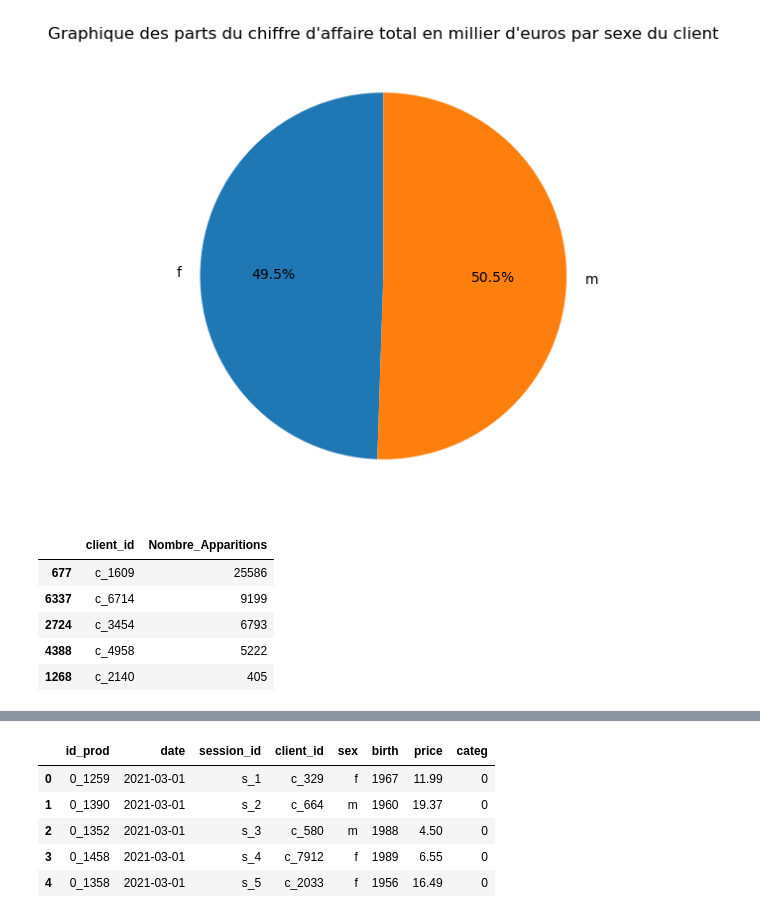
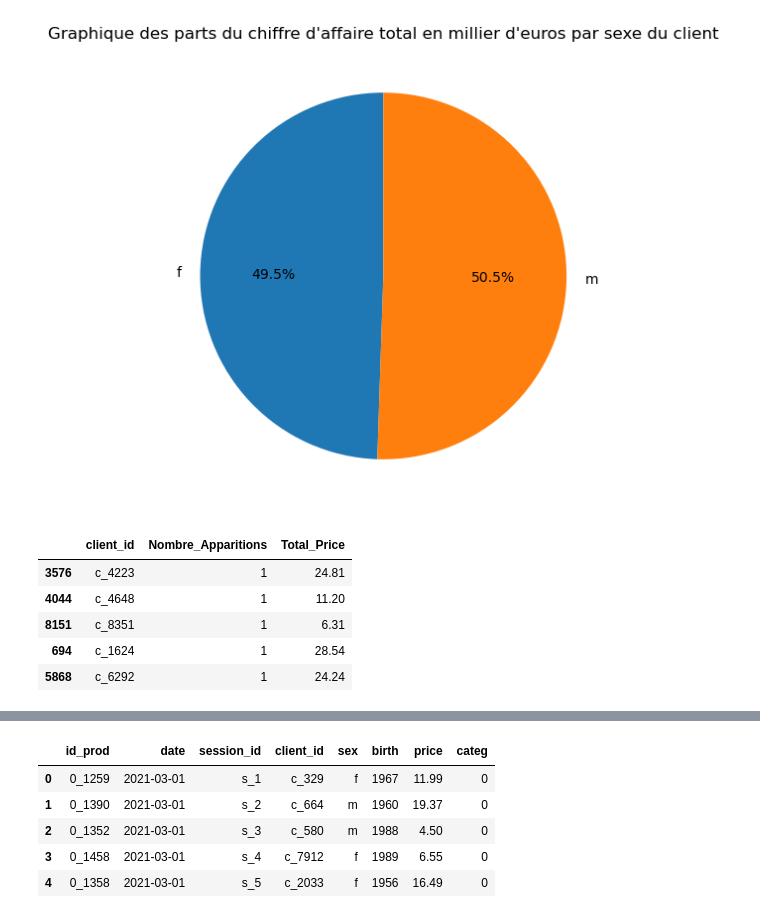
Before and after one commit to kikduck/DA-P6, a Jupyter notebook: notebook-p6.ipynb, the cells around one changed output, grey strips where cells are left out. Cells and saved outputs as stored; diff of their text form; code cells hidden in the pictures.

```diff
--- a/notebook-p6.ipynb
+++ b/notebook-p6.ipynb
@@ -112,13 +112,15 @@ plt.show()
 # %%
 # Grouper par 'client_id' et compter le nombre d'apparitions
 comptage = df_final.groupby('client_id').size().reset_index(name='Nombre_Apparitions')
-df_CA_rec_client = comptage.sort_values('Nombre_Apparitions', ascending=False)
+price_somme  = df_final.groupby('client_id')['price'].sum().reset_index(name='Total_Price')
+df_CA_rec_client = pd.merge(comptage, price_somme, how = "inner", on="client_id")
+df_CA_rec_client = df_CA_rec_client.sort_values('Nombre_Apparitions', ascending=True)
 
 df_CA_rec_client.head()
 # %% [output]
-|  | client_id | Nombre_Apparitions |
-| 677 | c_1609 | 25586 |
-| 6337 | c_6714 | 9199 |
-| 2724 | c_3454 | 6793 |
-| 4388 | c_4958 | 5222 |
-| 1268 | c_2140 | 405 |
+|  | client_id | Nombre_Apparitions | Total_Price |
+| 3576 | c_4223 | 1 | 24.81 |
+| 4044 | c_4648 | 1 | 11.20 |
+| 8151 | c_8351 | 1 | 6.31 |
+| 694 | c_1624 | 1 | 28.54 |
+| 5868 | c_6292 | 1 | 24.24 |
```
Also changed, not shown: parts of 3 cells of this notebook.
